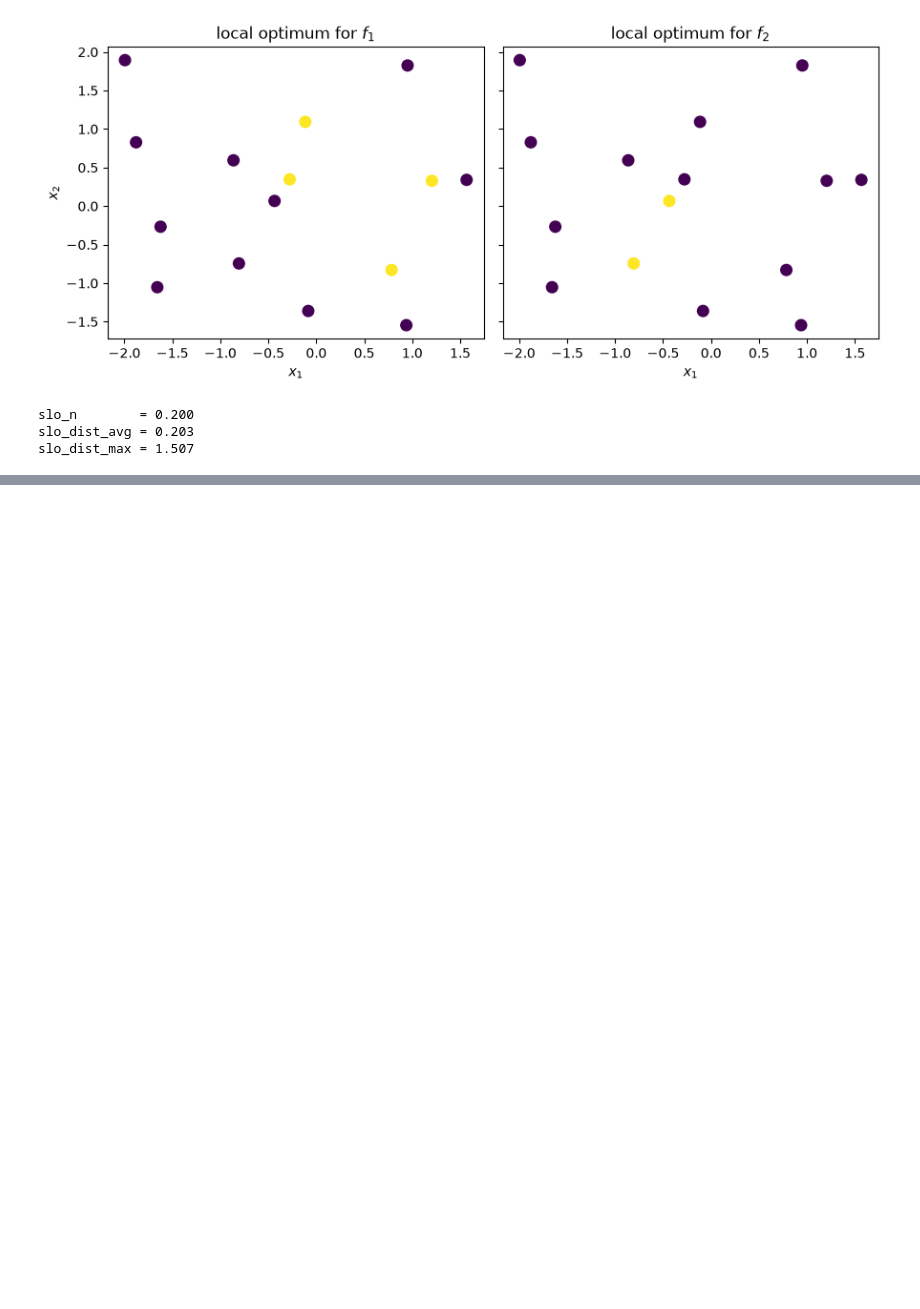
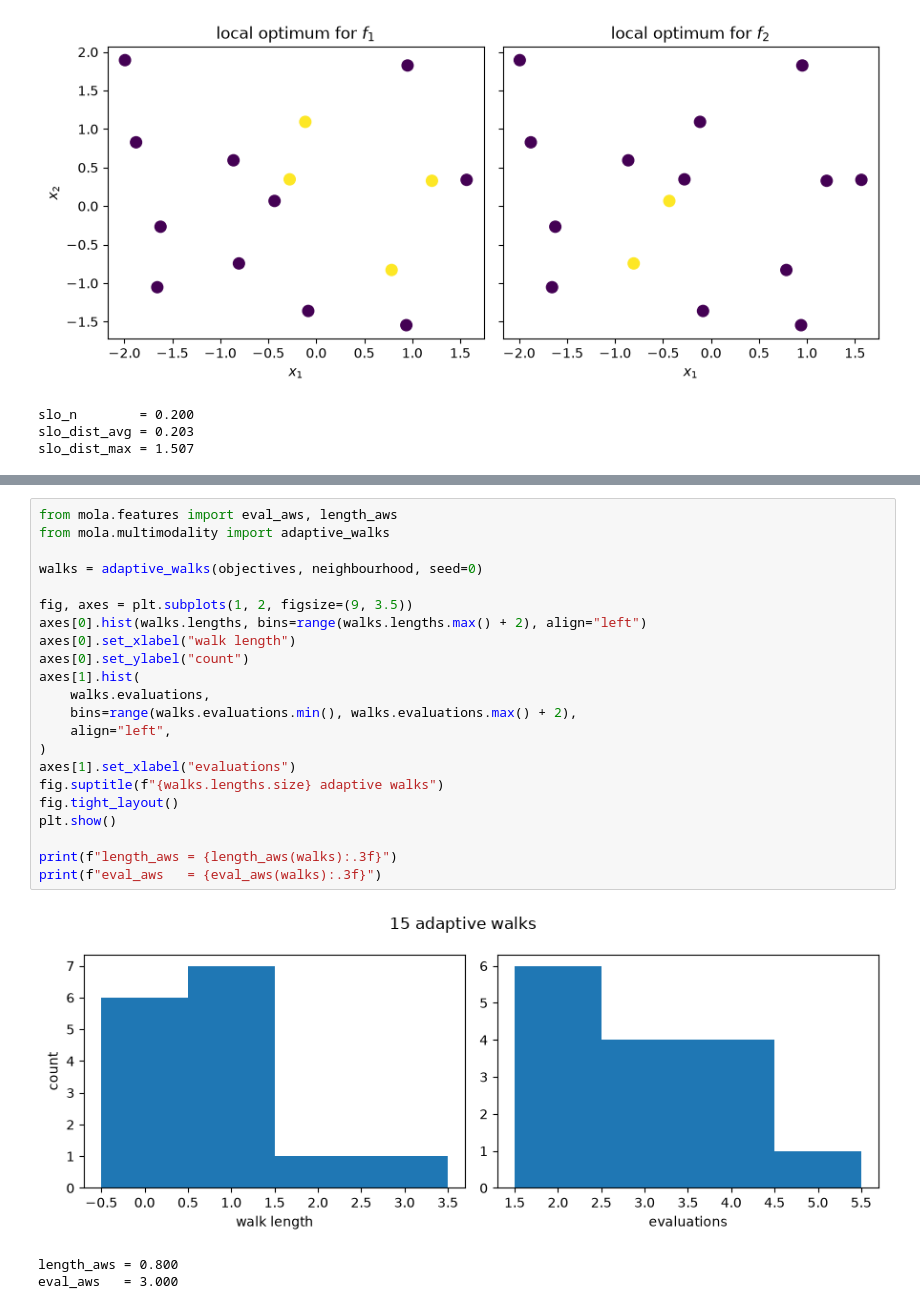
Before and after one commit to ajnebro/MOLA, a Jupyter notebook: notebooks/multimodality.ipynb, the cells around one changed output, grey strips where cells are left out. Cells and saved outputs as stored; diff of their text form; blank space fills up the shorter version.

```diff
--- a/notebooks/multimodality.ipynb
+++ b/notebooks/multimodality.ipynb
@@ -94,0 +101,26 @@ slo_dist_max = 1.507
+# %%
+from mola.features import eval_aws, length_aws
+from mola.multimodality import adaptive_walks
+
+walks = adaptive_walks(objectives, neighbourhood, seed=0)
+
+fig, axes = plt.subplots(1, 2, figsize=(9, 3.5))
+axes[0].hist(walks.lengths, bins=range(walks.lengths.max() + 2), align="left")
+axes[0].set_xlabel("walk length")
+axes[0].set_ylabel("count")
+axes[1].hist(
+    walks.evaluations,
+    bins=range(walks.evaluations.min(), walks.evaluations.max() + 2),
+    align="left",
+)
+axes[1].set_xlabel("evaluations")
+fig.suptitle(f"{walks.lengths.size} adaptive walks")
+fig.tight_layout()
+plt.show()
+
+print(f"length_aws = {length_aws(walks):.3f}")
+print(f"eval_aws   = {eval_aws(walks):.3f}")
+# %% [output]
+[figure, added]
+length_aws = 0.800
+eval_aws   = 3.000
```
Also changed, not shown: parts of 1 cell of this notebook, 1 other file.
